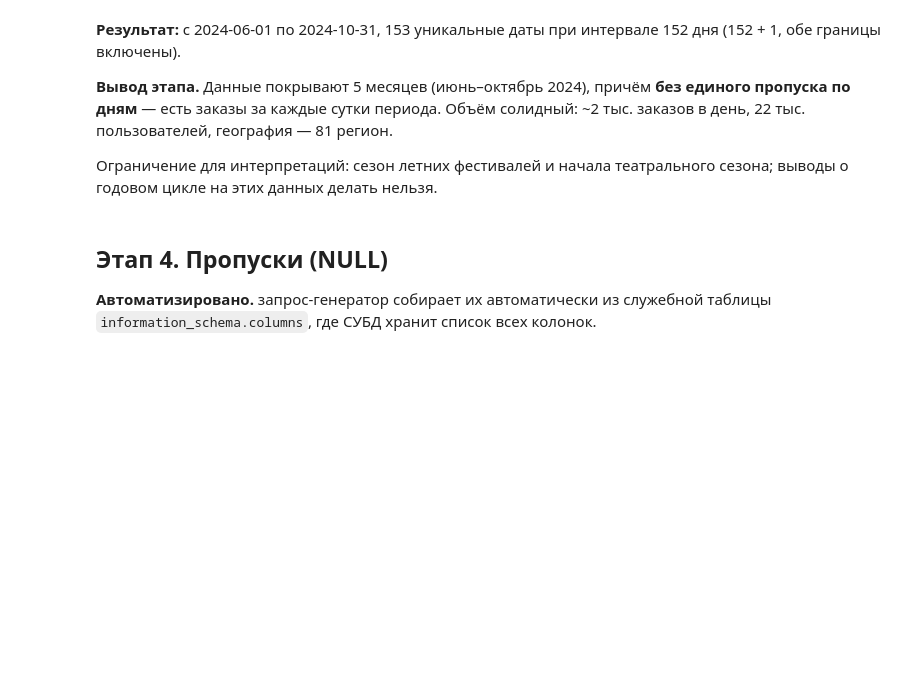
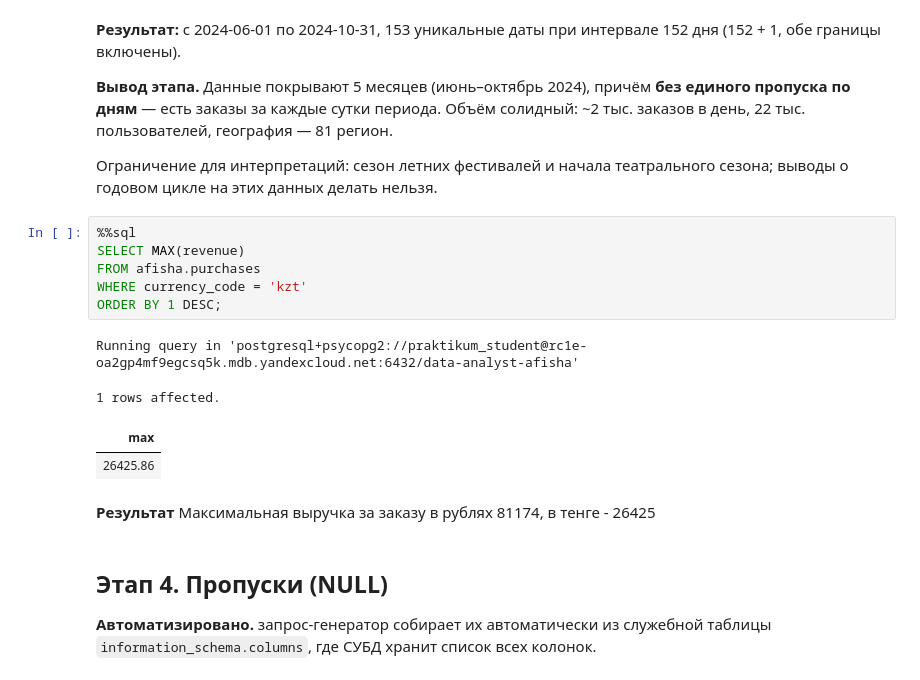
Before and after one commit to YuriChe/data-analyst-afisha, a Jupyter notebook: eda-afisha-fin.ipynb, the cells around one changed output. Saved outputs shown, nothing was run; the diff lists cells and outputs as text; blank space fills up the shorter version.

Commit message:
docs: add max revenue

```diff
--- a/eda-afisha-fin.ipynb
+++ b/eda-afisha-fin.ipynb
@@ -101,6 +101,19 @@ FROM afisha.purchases;
 **Вывод этапа.** Данные покрывают 5 месяцев (июнь–октябрь 2024), причём **без единого пропуска по дням** — есть заказы за каждые сутки периода. Объём солидный: ~2 тыс. заказов в день, 22 тыс. пользователей, география — 81 регион.
 
 Ограничение для интерпретаций: сезон летних фестивалей и начала театрального сезона; выводы о годовом цикле на этих данных делать нельзя.
+# %%
+%%sql
+SELECT MAX(revenue)
+FROM afisha.purchases
+WHERE currency_code = 'kzt'
+ORDER BY 1 DESC;
+# %% [output]
+Running query in 'postgresql+psycopg2://praktikum_student@rc1e-oa2gp4mf9egcsq5k.mdb.yandexcloud.net:6432/data-analyst-afisha'
+1 rows affected.
+| max |
+| 26425.86 |
+# %% [markdown]
+**Результат** Максимальная выручка за заказу в рублях 81174, в тенге - 26425
 # %% [markdown]
 ## Этап 4. Пропуски (NULL)
 
```
Also changed, not shown: parts of 1 cell of this notebook.
